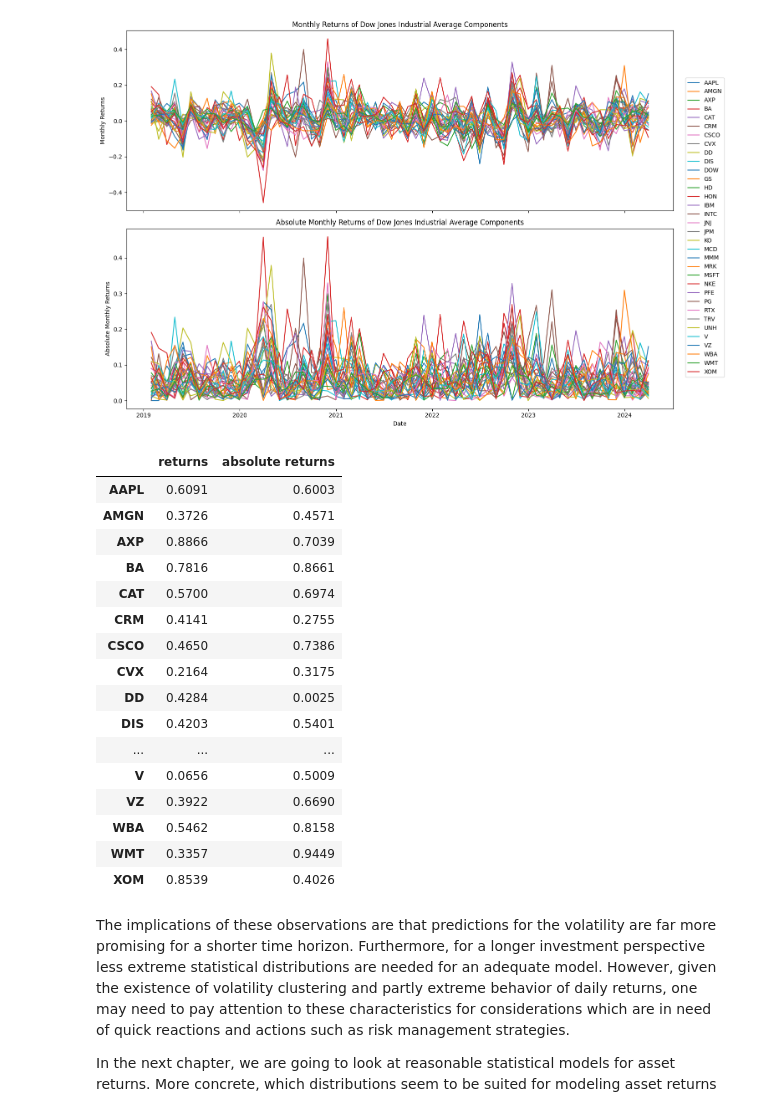
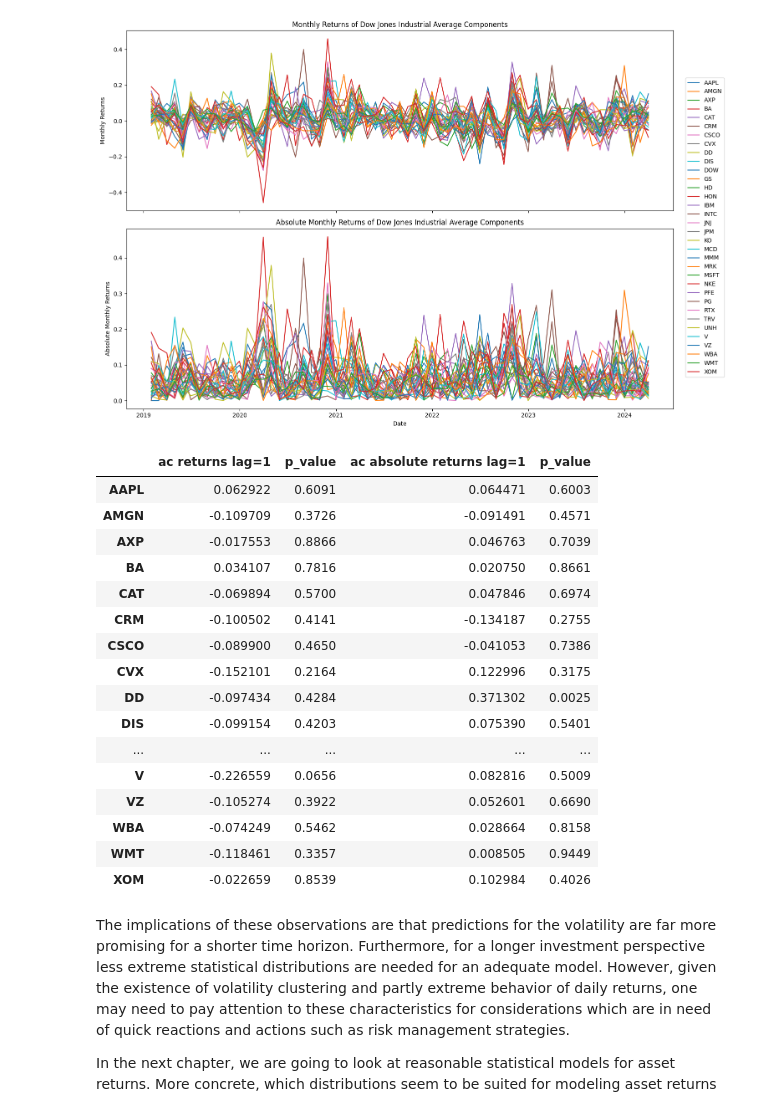
Before and after one commit to RalfKellner/fdaml_coursebook, a Jupyter notebook: coursebook/02_empirical_asset_returns.ipynb, the cells around one changed output. Saved outputs shown, nothing was run; the diff lists cells and outputs as text; code cells hidden in the pictures.

```diff
--- a/coursebook/02_empirical_asset_returns.ipynb
+++ b/coursebook/02_empirical_asset_returns.ipynb
@@ -453,31 +456,34 @@ plt.show()
 [figure]
 # %%
 from statsmodels.stats.diagnostic import acorr_ljungbox
+from statsmodels.tsa.stattools import acf
 
+ac_lag_one = df_monthly_returns.apply(lambda x: acf(x.dropna())[1], axis = 0)
+abs_ac_lag_one = df_monthly_returns.abs().apply(lambda x: acf(x.dropna())[1], axis = 0)
 
 lb_returns = df_monthly_returns.apply(lambda x: acorr_ljungbox(x.dropna(), lags = 1).lb_pvalue.values[0].round(4), axis = 0)
 lb_abs_returns = df_monthly_returns.abs().apply(lambda x: acorr_ljungbox(x.dropna(), lags = 1).lb_pvalue.values[0].round(4), axis = 0)
-lb_test = pd.concat((lb_returns, lb_abs_returns), axis = 1)
-lb_test.columns = ["returns", "absolute returns "]
+lb_test = pd.concat((ac_lag_one, lb_returns, abs_ac_lag_one, lb_abs_returns), axis = 1)
+lb_test.columns = ["ac returns lag=1", "p_value", "ac absolute returns lag=1", "p_value"]
 lb_test
 # %% [output]
-|  | returns | absolute returns |
-| AAPL | 0.6091 | 0.6003 |
-| AMGN | 0.3726 | 0.4571 |
-| AXP | 0.8866 | 0.7039 |
-| BA | 0.7816 | 0.8661 |
-| CAT | 0.5700 | 0.6974 |
-| CRM | 0.4141 | 0.2755 |
-| CSCO | 0.4650 | 0.7386 |
-| CVX | 0.2164 | 0.3175 |
-| DD | 0.4284 | 0.0025 |
-| DIS | 0.4203 | 0.5401 |
-| ... | ... | ... |
-| V | 0.0656 | 0.5009 |
-| VZ | 0.3922 | 0.6690 |
-| WBA | 0.5462 | 0.8158 |
-| WMT | 0.3357 | 0.9449 |
-| XOM | 0.8539 | 0.4026 |
+|  | ac returns lag=1 | p_value | ac absolute returns lag=1 | p_value |
+| AAPL | 0.062922 | 0.6091 | 0.064471 | 0.6003 |
+| AMGN | -0.109709 | 0.3726 | -0.091491 | 0.4571 |
+| AXP | -0.017553 | 0.8866 | 0.046763 | 0.7039 |
+| BA | 0.034107 | 0.7816 | 0.020750 | 0.8661 |
+| CAT | -0.069894 | 0.5700 | 0.047846 | 0.6974 |
+| CRM | -0.100502 | 0.4141 | -0.134187 | 0.2755 |
+| CSCO | -0.089900 | 0.4650 | -0.041053 | 0.7386 |
+| CVX | -0.152101 | 0.2164 | 0.122996 | 0.3175 |
+| DD | -0.097434 | 0.4284 | 0.371302 | 0.0025 |
+| DIS | -0.099154 | 0.4203 | 0.075390 | 0.5401 |
+| ... | ... | ... | ... | ... |
+| V | -0.226559 | 0.0656 | 0.082816 | 0.5009 |
+| VZ | -0.105274 | 0.3922 | 0.052601 | 0.6690 |
+| WBA | -0.074249 | 0.5462 | 0.028664 | 0.8158 |
+| WMT | -0.118461 | 0.3357 | 0.008505 | 0.9449 |
+| XOM | -0.022659 | 0.8539 | 0.102984 | 0.4026 |
 # %% [markdown]
 The implications of these observations are that predictions for the volatility are far more promising for a shorter time horizon. Furthermore, for a longer investment perspective less extreme statistical distributions are needed for an adequate model. However, given the existence of volatility clustering and partly extreme behavior of daily returns, one may need to pay attention to these characteristics for considerations which are in need of quick reactions and actions such as risk management strategies.
 
```
Also changed, not shown: parts of 4 cells of this notebook, 15 other files.
